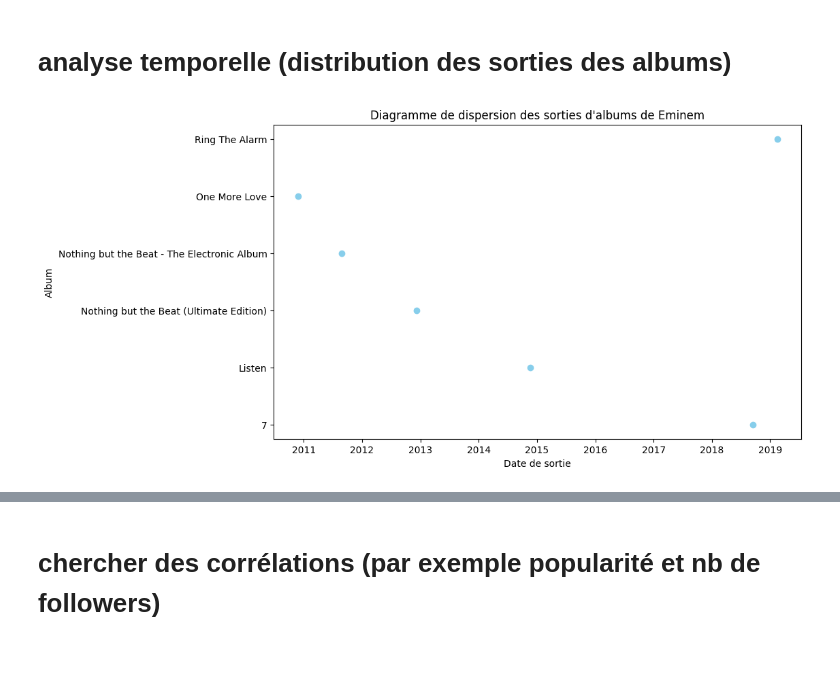
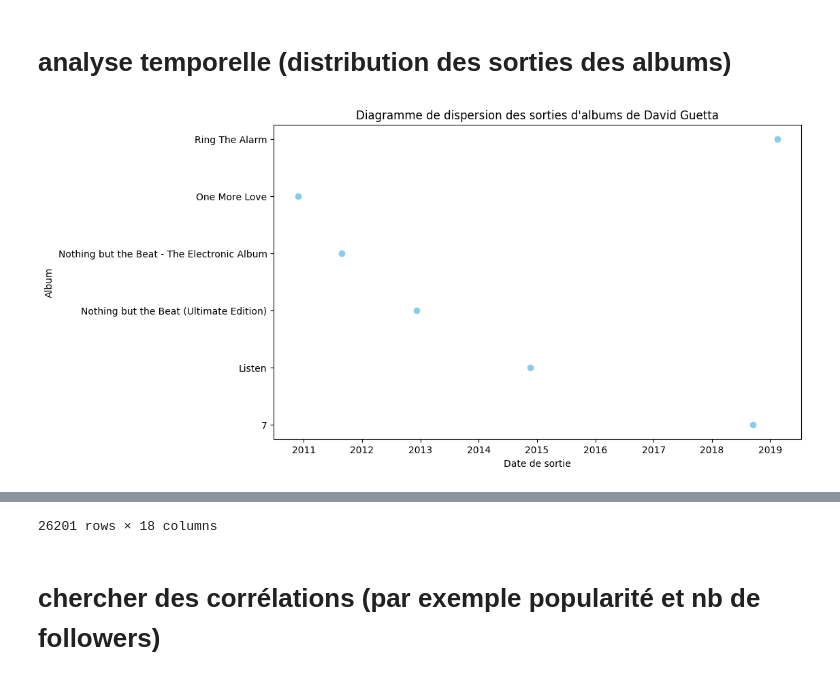
Before and after one commit to Cyril-Joubert/Projet_musico, a Jupyter notebook: analyse_musicoset.ipynb, the cells around one changed output, grey strips where cells are left out. Cells and saved outputs as stored; diff of their text form; code cells hidden in the pictures.

```diff
--- a/analyse_musicoset.ipynb
+++ b/analyse_musicoset.ipynb
@@ -101,18 +97,19 @@ Name: followers, dtype: float64
 # %%
 import matplotlib.pyplot as plt
 
 df_albums = df_albums.rename(columns={'name': 'album_name'})
 
 df_combined = pd.merge(df_releases, df_artists, how='inner', on='artist_id')
 df_combined = pd.merge(df_combined, df_albums, how='inner', on='album_id')
 
 df_artist_albums = df_combined[df_combined['name'] == "David Guetta"]
 
 plt.figure(figsize=(10, 6))
 plt.scatter(df_artist_albums['release_date'], df_artist_albums['album_name'], color='skyblue')
-plt.title('Diagramme de dispersion des sorties d\'albums de Eminem')
+plt.title('Diagramme de dispersion des sorties d\'albums de David Guetta')
 plt.xlabel('Date de sortie')
 plt.ylabel('Album')
 plt.show()
+df_combined
 # %% [output]
-[figure, old version]
+[figure, new version]
@@ -119,3 +128,4 @@ plt.show()
+26201 rows × 18 columns
 # %% [markdown]
 # chercher des corrélations (par exemple popularité et nb de followers)
 # %%
```
Also changed, not shown: parts of 6 cells of this notebook.
